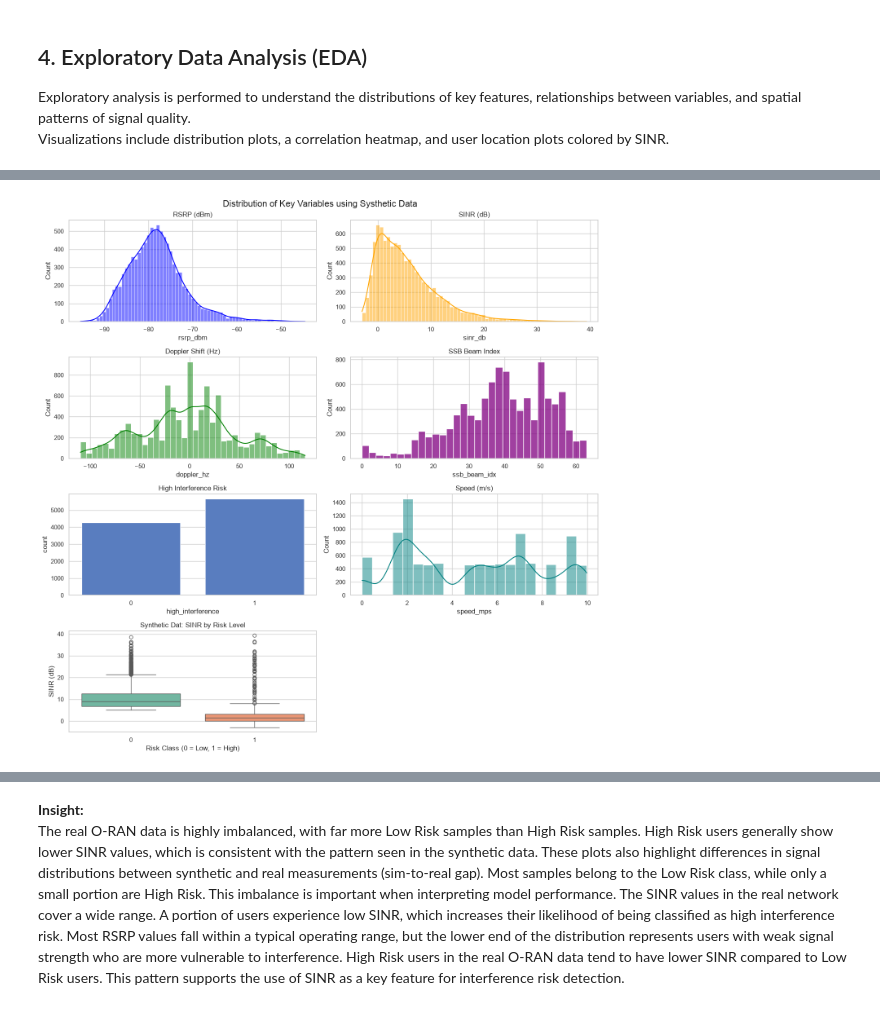
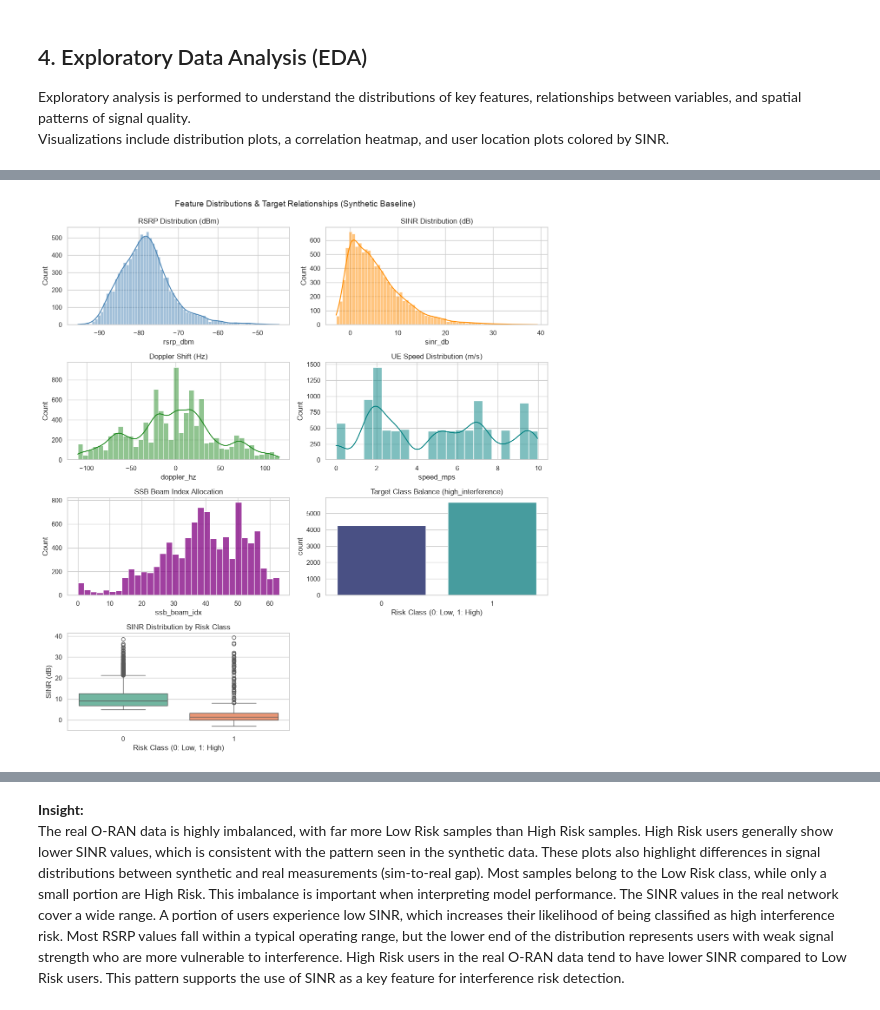
Before and after one commit to xtinbird/Final-Report-Predictive--Spatial-Spectrum-Management--in-Broadband-Wireless-Networks, a Jupyter notebook: Capstone_Final_and_Model_Comparision.ipynb, the cells around one changed output, grey strips where cells are left out. Cells and saved outputs as stored; diff of their text form; code cells hidden in the pictures.

Commit message:
Add files via upload
modify format, add simulation diagram

```diff
--- a/Capstone_Final_and_Model_Comparision.ipynb
+++ b/Capstone_Final_and_Model_Comparision.ipynb
@@ -251,36 +309,41 @@ Visualizations include distribution plots, a correlation heatmap, and user locat
 # %%
-#EDA Visualizations for synthetic data
+# Exploratory Data Analysis: Feature Distributions (Synthetic Telemetry)
 
-# Distributions
-fig, axes = plt.subplots(4, 2, figsize=(14, 14))
-fig.suptitle("Distribution of Key Variables using Systhetic Data", fontsize=16)
+fig, axes = plt.subplots(4, 2, figsize=(12, 13))
+fig.suptitle("Feature Distributions & Target Relationships (Synthetic Baseline)", fontsize=14, y=0.99)
 
-sns.histplot(df["rsrp_dbm"], kde=True, ax=axes[0,0], color="blue")
-axes[0,0].set_title("RSRP (dBm)")
+# Continuous RF features
+sns.histplot(df["rsrp_dbm"], kde=True, ax=axes[0, 0], color="steelblue")
+axes[0, 0].set_title("RSRP Distribution (dBm)")
 
-sns.histplot(df["sinr_db"], kde=True, ax=axes[0,1], color="orange")
-axes[0,1].set_title("SINR (dB)")
+sns.histplot(df["sinr_db"], kde=True, ax=axes[0, 1], color="darkorange")
+axes[0, 1].set_title("SINR Distribution (dB)")
 
-sns.histplot(df["doppler_hz"], kde=True, ax=axes[1,0], color="green")
-axes[1,0].set_title("Doppler Shift (Hz)")
+# Mobility parameters
+sns.histplot(df["doppler_hz"], kde=True, ax=axes[1, 0], color="forestgreen")
+axes[1, 0].set_title("Doppler Shift (Hz)")
 
-sns.histplot(df["ssb_beam_idx"], bins=32, ax=axes[1,1], color="purple")
-axes[1,1].set_title("SSB Beam Index")
+sns.histplot(df["speed_mps"], kde=True, ax=axes[1, 1], color="teal")
+axes[1, 1].set_title("UE Speed Distribution (m/s)")
 
-sns.countplot(x="high_interference", data=df, ax=axes[2,0])
-axes[2,0].set_title("High Interference Risk")
+# Beam & Target distribution
+sns.histplot(df["ssb_beam_idx"], bins=32, ax=axes[2, 0], color="purple")
+axes[2, 0].set_title("SSB Beam Index Allocation")
 
-sns.histplot(df["speed_mps"], kde=True, ax=axes[2,1], color="teal")
-axes[2,1].set_title("Speed (m/s)")
+sns.countplot(x="high_interference", data=df, ax=axes[2, 1], hue="high_interference", legend=False, palette="mako")
+axes[2, 1].set_title("Target Class Balance (high_interference)")
+axes[2, 1].set_xlabel("Risk Class (0: Low, 1: High)")
 
-sns.boxplot(x="high_interference", y="sinr_db", data=df, ax=axes[3, 0], palette="Set2")
-axes[3, 0].set_title("Synthetic Dat: SINR by Risk Level")
-axes[3, 0].set_xlabel("Risk Class (0 = Low, 1 = High)")
+# Feature vs Target Relationship
+sns.boxplot(x="high_interference", y="sinr_db", data=df, ax=axes[3, 0], hue="high_interference", legend=False, palette="Set2")
+axes[3, 0].set_title("SINR Distribution by Risk Class")
+axes[3, 0].set_xlabel("Risk Class (0: Low, 1: High)")
 axes[3, 0].set_ylabel("SINR (dB)")
 
-axes[3, 1].axis("off")   # Hide the empty subplot
+# Unused subplot
+axes[3, 1].axis("off")
 
 plt.tight_layout()
 plt.show()
 # %% [output]
-[figure, old version]
+[figure, new version]
```
Also changed, not shown: parts of 111 cells of this notebook.
